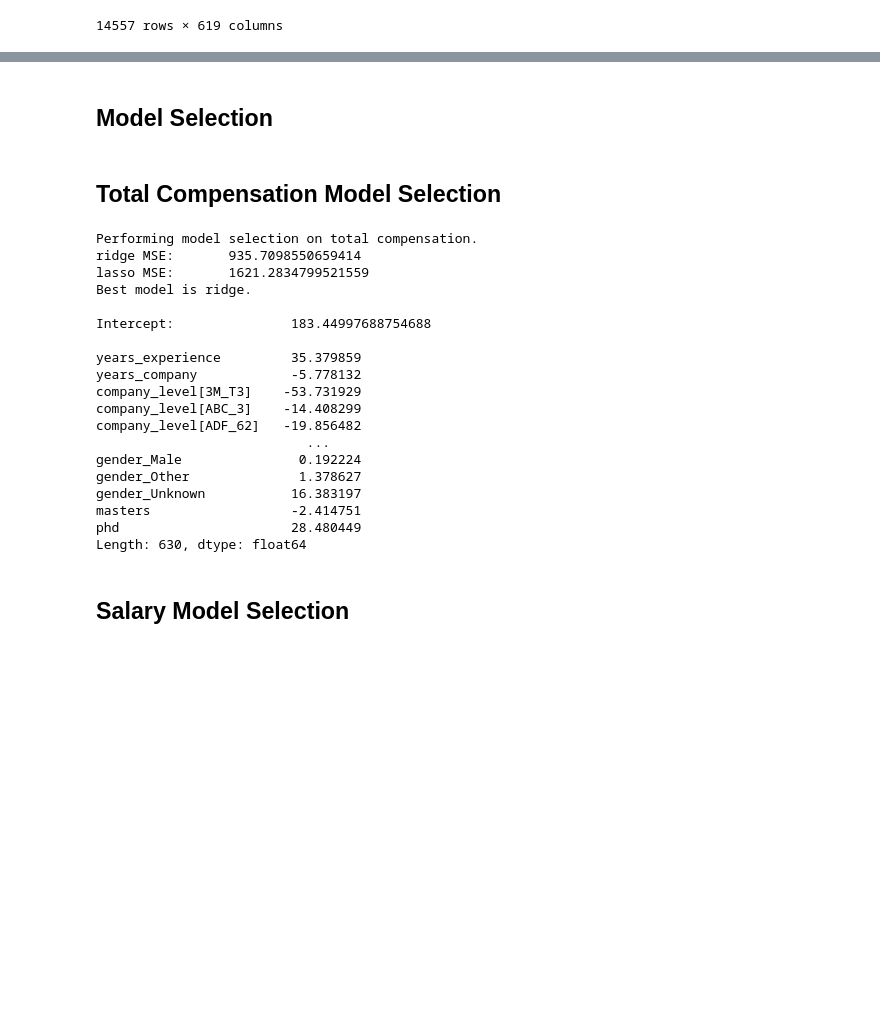
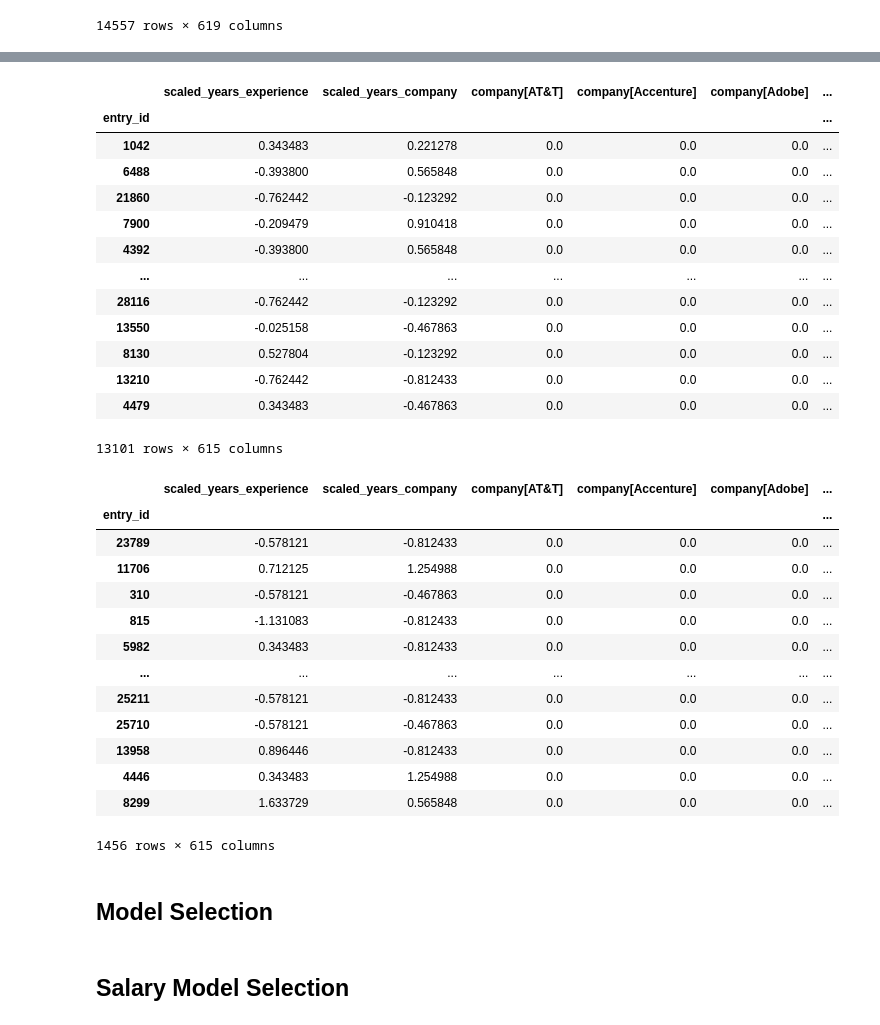
Before and after one commit to simonayzman/CompensationNegotiation, a Jupyter notebook: Data Analysis.ipynb, the cells around one changed output, grey strips where cells are left out. Cells and saved outputs as stored; diff of their text form; code cells hidden in the pictures; blank space fills up the shorter version.

```diff
--- a/Data Analysis.ipynb
+++ b/Data Analysis.ipynb
@@ -77,3 +42,50 @@ X_test
+# %%
+RANDOM_STATE = 721
+X_train, X_test, _, _ = train_test_split(comp, comp, test_size=0.1, random_state=RANDOM_STATE)
+
+y_log_total_comp = X_train.log_total_comp
+y_log_salary = X_train.log_salary
+y_log_stock = X_train.log_stock
+y_log_bonus = X_train.log_bonus
+X = X_train.drop(columns=['log_total_comp', 'log_salary', 'log_stock', 'log_bonus'])
+
+y_test_log_total_comp = X_test.log_total_comp
+y_test_log_salary = X_test.log_salary
+y_test_log_stock = X_test.log_stock
+y_test_log_bonus = X_test.log_bonus
+X_test = X_test.drop(columns=['log_total_comp', 'log_salary', 'log_stock', 'log_bonus'])
+
+X
+X_test
+# %% [output]
+|  | scaled_years_experience | scaled_years_company | company[AT&T] | company[Accenture] | company[Adobe] | ... |
+| entry_id |  |  |  |  |  | ... |
+| 1042 | 0.343483 | 0.221278 | 0.0 | 0.0 | 0.0 | ... |
+| 6488 | -0.393800 | 0.565848 | 0.0 | 0.0 | 0.0 | ... |
+| 21860 | -0.762442 | -0.123292 | 0.0 | 0.0 | 0.0 | ... |
+| 7900 | -0.209479 | 0.910418 | 0.0 | 0.0 | 0.0 | ... |
+| 4392 | -0.393800 | 0.565848 | 0.0 | 0.0 | 0.0 | ... |
+| ... | ... | ... | ... | ... | ... | ... |
+| 28116 | -0.762442 | -0.123292 | 0.0 | 0.0 | 0.0 | ... |
+| 13550 | -0.025158 | -0.467863 | 0.0 | 0.0 | 0.0 | ... |
+| 8130 | 0.527804 | -0.123292 | 0.0 | 0.0 | 0.0 | ... |
+| 13210 | -0.762442 | -0.812433 | 0.0 | 0.0 | 0.0 | ... |
+| 4479 | 0.343483 | -0.467863 | 0.0 | 0.0 | 0.0 | ... |
+13101 rows × 615 columns
+|  | scaled_years_experience | scaled_years_company | company[AT&T] | company[Accenture] | company[Adobe] | ... |
+| entry_id |  |  |  |  |  | ... |
+| 23789 | -0.578121 | -0.812433 | 0.0 | 0.0 | 0.0 | ... |
+| 11706 | 0.712125 | 1.254988 | 0.0 | 0.0 | 0.0 | ... |
+| 310 | -0.578121 | -0.467863 | 0.0 | 0.0 | 0.0 | ... |
+| 815 | -1.131083 | -0.812433 | 0.0 | 0.0 | 0.0 | ... |
+| 5982 | 0.343483 | -0.812433 | 0.0 | 0.0 | 0.0 | ... |
+| ... | ... | ... | ... | ... | ... | ... |
+| 25211 | -0.578121 | -0.812433 | 0.0 | 0.0 | 0.0 | ... |
+| 25710 | -0.578121 | -0.467863 | 0.0 | 0.0 | 0.0 | ... |
+| 13958 | 0.896446 | -0.812433 | 0.0 | 0.0 | 0.0 | ... |
+| 4446 | 0.343483 | 1.254988 | 0.0 | 0.0 | 0.0 | ... |
+| 8299 | 1.633729 | 0.565848 | 0.0 | 0.0 | 0.0 | ... |
+1456 rows × 615 columns
 # %% [markdown]
 ## Model Selection
 # %%
@@ -198,30 +181,6 @@ def perform_model_selection(X, y, identifier):
     print(best_model['coefs'])
 
     return best_model, models
-# %% [markdown]
-## Total Compensation Model Selection
-# %%
-best_model_total_comp, all_models_total_comp = perform_model_selection(X, y_total_comp, 'total compensation')
-# %% [output]
-Performing model selection on total compensation.
-ridge MSE:       935.7098550659414
-lasso MSE:       1621.2834799521559
-Best model is ridge.
-
-Intercept:               183.44997688754688
-
-years_experience         35.379859
-years_company            -5.778132
-company_level[3M_T3]    -53.731929
-company_level[ABC_3]    -14.408299
-company_level[ADF_62]   -19.856482
-                           ...
-gender_Male               0.192224
-gender_Other              1.378627
-gender_Unknown           16.383197
-masters                  -2.414751
-phd                      28.480449
-Length: 630, dtype: float64
 # %% [markdown]
 ## Salary Model Selection
 # %%
```
Also changed, not shown: parts of 16 cells of this notebook.
